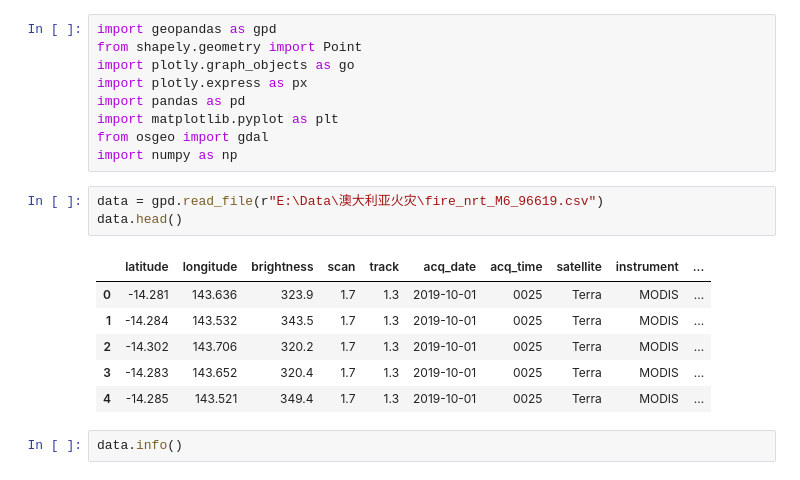
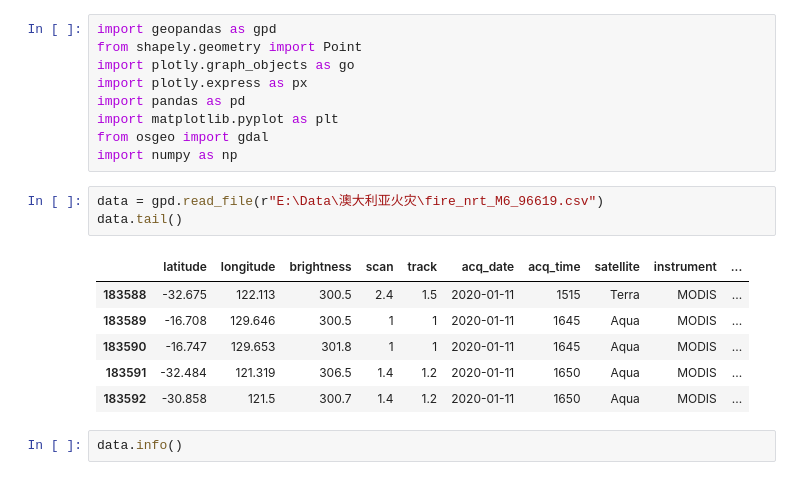
Before and after one commit to lun55/GIS_Learn, a Jupyter notebook: Jupyter/作业/aus.ipynb, the cells around one changed output. Drawn from its saved outputs; the diff is of its cells as text.

```diff
--- a/Jupyter/作业/aus.ipynb
+++ b/Jupyter/作业/aus.ipynb
@@ -9,14 +9,14 @@ from osgeo import gdal
 import numpy as np
 # %%
 data = gpd.read_file(r"E:\Data\澳大利亚火灾\fire_nrt_M6_96619.csv")
-data.head()
+data.tail()
 # %% [output]
 |  | latitude | longitude | brightness | scan | track | acq_date | acq_time | satellite | instrument | ... |
-| 0 | -14.281 | 143.636 | 323.9 | 1.7 | 1.3 | 2019-10-01 | 0025 | Terra | MODIS | ... |
-| 1 | -14.284 | 143.532 | 343.5 | 1.7 | 1.3 | 2019-10-01 | 0025 | Terra | MODIS | ... |
-| 2 | -14.302 | 143.706 | 320.2 | 1.7 | 1.3 | 2019-10-01 | 0025 | Terra | MODIS | ... |
-| 3 | -14.283 | 143.652 | 320.4 | 1.7 | 1.3 | 2019-10-01 | 0025 | Terra | MODIS | ... |
-| 4 | -14.285 | 143.521 | 349.4 | 1.7 | 1.3 | 2019-10-01 | 0025 | Terra | MODIS | ... |
+| 183588 | -32.675 | 122.113 | 300.5 | 2.4 | 1.5 | 2020-01-11 | 1515 | Terra | MODIS | ... |
+| 183589 | -16.708 | 129.646 | 300.5 | 1 | 1 | 2020-01-11 | 1645 | Aqua | MODIS | ... |
+| 183590 | -16.747 | 129.653 | 301.8 | 1 | 1 | 2020-01-11 | 1645 | Aqua | MODIS | ... |
+| 183591 | -32.484 | 121.319 | 306.5 | 1.4 | 1.2 | 2020-01-11 | 1650 | Aqua | MODIS | ... |
+| 183592 | -30.858 | 121.5 | 300.7 | 1.4 | 1.2 | 2020-01-11 | 1650 | Aqua | MODIS | ... |
 # %%
 data.info()
 # %% [output]
```
Also changed, not shown: parts of 12 cells of this notebook.
